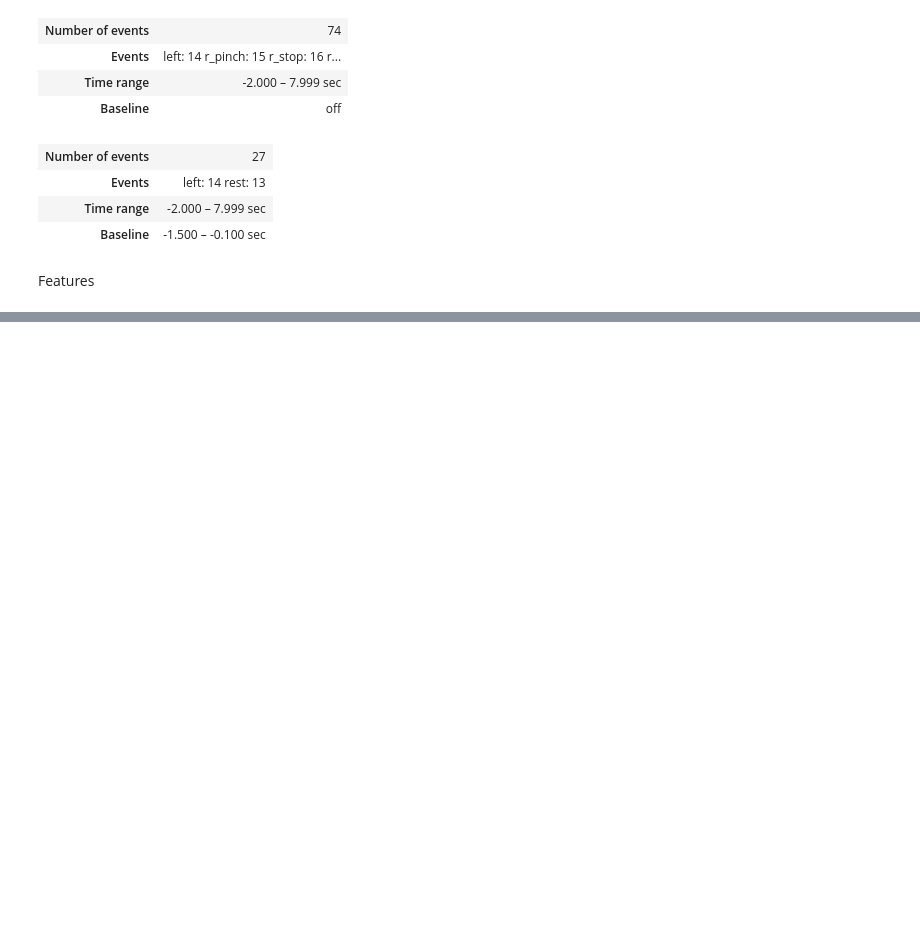
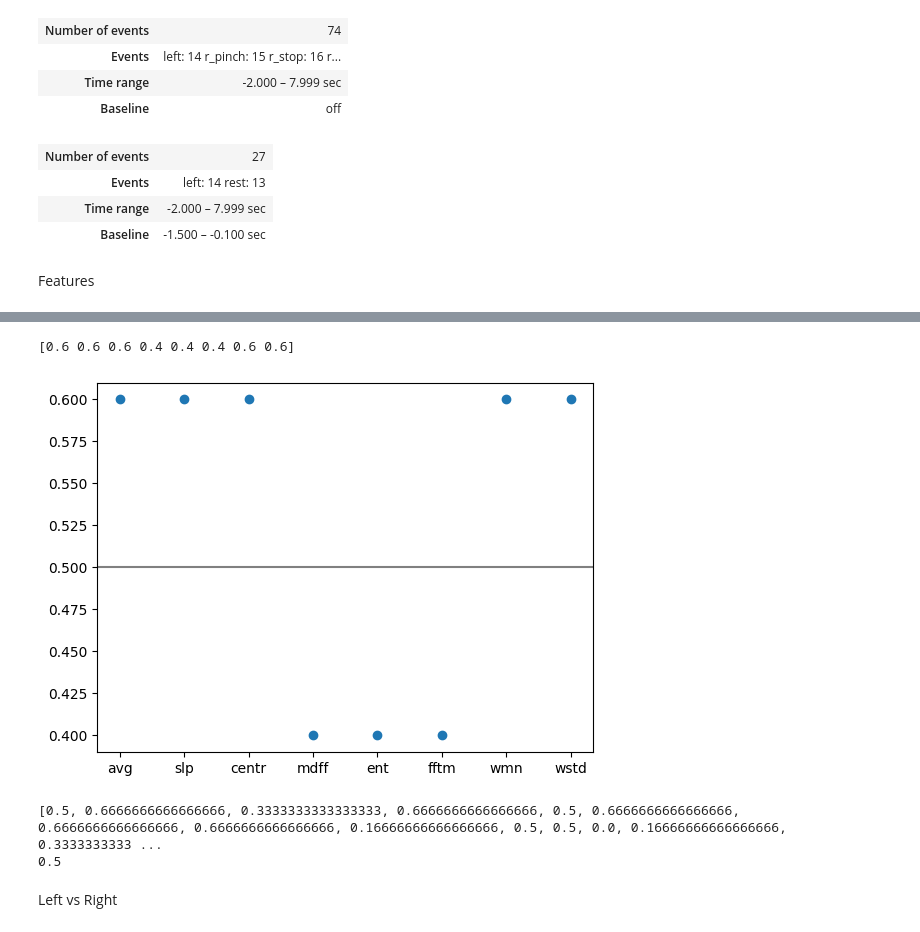
Before and after one commit to donalbertico/bci-analysis, a Jupyter notebook: ah/csp_feature_extraction.ipynb, the cells around one changed output, grey strips where cells are left out. Cells and saved outputs as stored; diff of their text form; code cells hidden in the pictures; blank space fills up the shorter version.

```diff
--- a/ah/csp_feature_extraction.ipynb
+++ b/ah/csp_feature_extraction.ipynb
@@ -172,0 +176,12 @@ chance = max(chance, 1. - chance)
+# %%
+test_configuration(train_epochs, test_epochs, time_config, csp_components, fmax, fmin)
+# %% [output]
+[0.6 0.6 0.6 0.4 0.4 0.4 0.6 0.6]
+[figure, added]
+# %%
+test_multiple_features(['centr'],time_config,csp_components,fmax,fmin,0.97)
+# %% [output]
+[0.5, 0.6666666666666666, 0.3333333333333333, 0.6666666666666666, 0.5, 0.6666666666666666, 0.6666666666666666, 0.6666666666666666, 0.16666666666666666, 0.5, 0.5, 0.0, 0.16666666666666666, 0.3333333333 ...
+0.5
+# %% [markdown]
+Left vs Right
```
Also changed, not shown: parts of 21 cells of this notebook, 4 other files.
